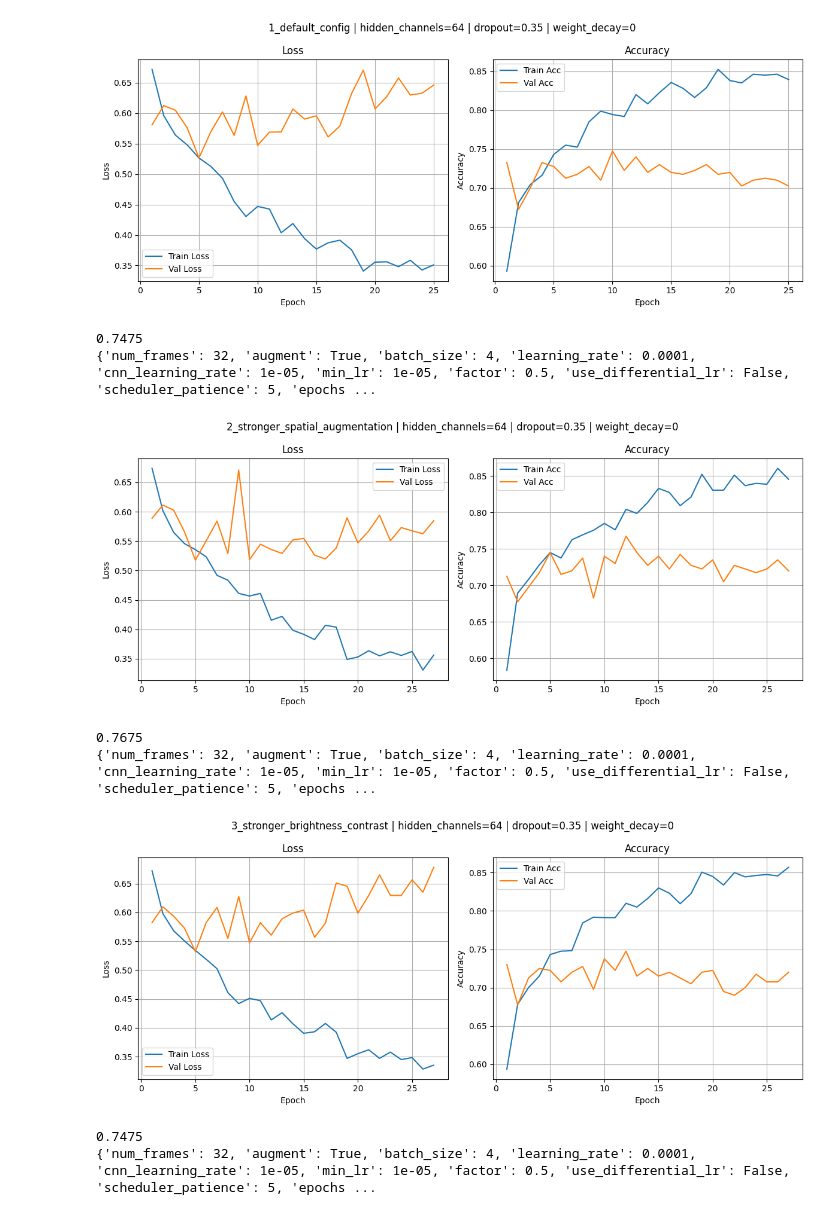
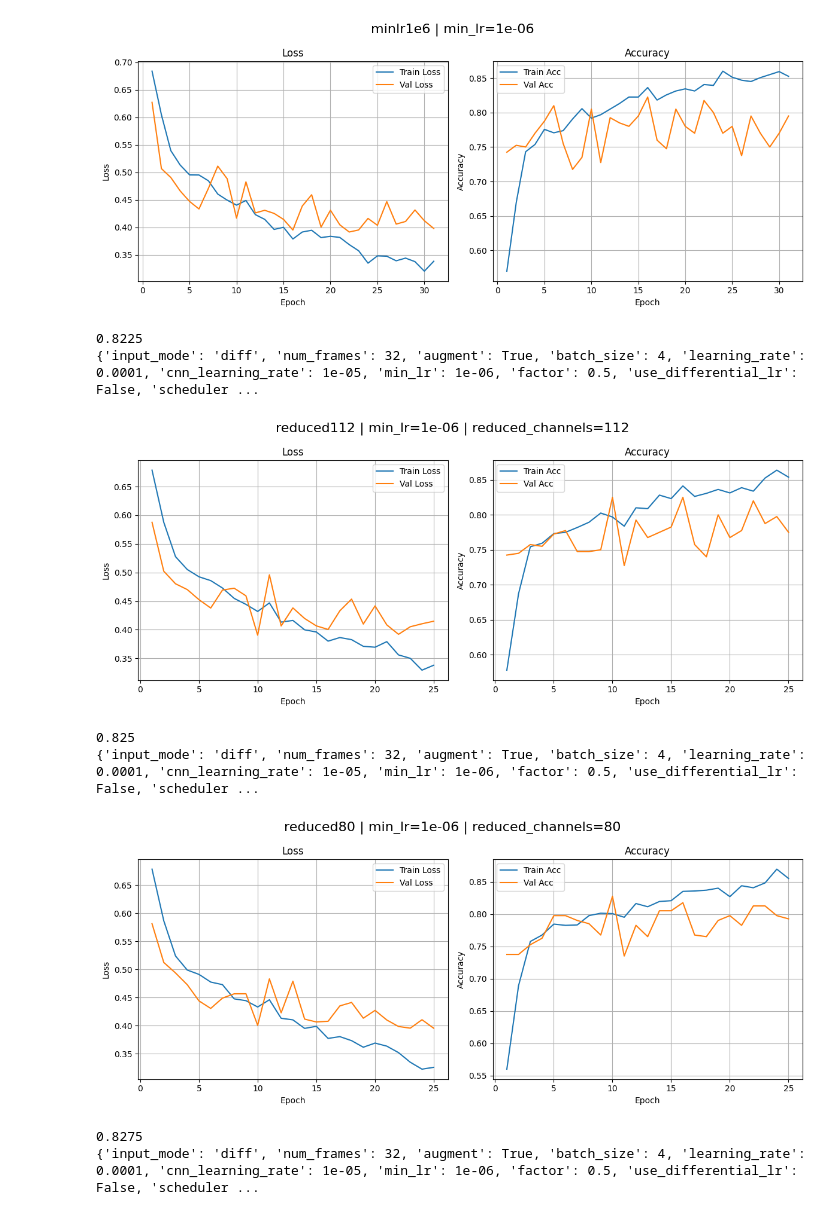
Before and after one commit to maxim-pre/violence-detection-dissertation, a Jupyter notebook: notebooks/06-gridsearch_results.ipynb, the cells around one changed output. Drawn from its saved outputs; the diff is of its cells as text; code cells hidden in the pictures.

```diff
--- a/notebooks/06-gridsearch_results.ipynb
+++ b/notebooks/06-gridsearch_results.ipynb
@@ -10,7 +10,7 @@ from src.config import CHECKPOINT_DIR
 from pathlib import Path
 import matplotlib.pyplot as plt
 # %%
-experiment_root = CHECKPOINT_DIR / "CNN_LSTM_V2" / "grid_search_4_amsgrad"
+experiment_root = CHECKPOINT_DIR / "CNN_LSTM_V3" / "grid_search_2"
 grid_search_results_path = experiment_root / "grid_search_results.csv"
 
 df = pd.read_csv(grid_search_results_path)
@@ -23,9 +26,9 @@ df.head()
 # %%
-def make_title(run_name, config, display_params):
+def make_title(run_name, config, default_config=DEFAULT_TRAINING_PARAMS_V2):
     title = [run_name]
 
-    for param in display_params:
-        if param in config:
+    for param in config:
+        if param in default_config and config[param] != default_config[param]:
             title.append(f"{param}={config[param]}")
 
     return " | ".join(title)
@@ -60,7 +63,7 @@ def get_results(results_path):
 
     return checkpoint, history, summary, config
 
-def plot_grid_search_results(experiment_root, display_params):
+def plot_grid_search_results(experiment_root):
 
     run_dirs = sorted([d for d in experiment_root.iterdir() if d.is_dir()])
 
@@ -76,7 +79,7 @@ def plot_grid_search_results(experiment_root, display_params):
 
         epochs = range(1, len(history["train_loss"]) + 1)
 
-        title = make_title(run_dir.name, config, display_params)
+        title = make_title(run_dir.name, config)
 
         plt.figure(figsize=(12, 5))
 
@@ -100,23 +103,22 @@ def plot_grid_search_results(experiment_root, display_params):
         plt.legend()
         plt.grid(True)
 
-        plt.suptitle(title)
+        plt.suptitle(title, fontsize=16)
         plt.tight_layout()
         plt.show()
 
         print(summary['best_val_acc'][0])
         print(config)
 # %%
-display_params = ["hidden_channels", "dropout", "weight_decay"]
 
-plot_grid_search_results(experiment_root, display_params)
+plot_grid_search_results(experiment_root)
 # %% [output]
-[figure, old version]
+[figure, new version]
-0.7475
-{'num_frames': 32, 'augment': True, 'batch_size': 4, 'learning_rate': 0.0001, 'cnn_learning_rate': 1e-05, 'min_lr': 1e-05, 'factor': 0.5, 'use_differential_lr': False, 'scheduler_patience': 5, 'epochs ...
+0.8225
+{'input_mode': 'diff', 'num_frames': 32, 'augment': True, 'batch_size': 4, 'learning_rate': 0.0001, 'cnn_learning_rate': 1e-05, 'min_lr': 1e-06, 'factor': 0.5, 'use_differential_lr': False, 'scheduler ...
-[figure, old version]
+[figure, new version]
-0.7675
-{'num_frames': 32, 'augment': True, 'batch_size': 4, 'learning_rate': 0.0001, 'cnn_learning_rate': 1e-05, 'min_lr': 1e-05, 'factor': 0.5, 'use_differential_lr': False, 'scheduler_patience': 5, 'epochs ...
+0.825
+{'input_mode': 'diff', 'num_frames': 32, 'augment': True, 'batch_size': 4, 'learning_rate': 0.0001, 'cnn_learning_rate': 1e-05, 'min_lr': 1e-06, 'factor': 0.5, 'use_differential_lr': False, 'scheduler ...
-[figure, old version]
+[figure, new version]
-0.7475
-{'num_frames': 32, 'augment': True, 'batch_size': 4, 'learning_rate': 0.0001, 'cnn_learning_rate': 1e-05, 'min_lr': 1e-05, 'factor': 0.5, 'use_differential_lr': False, 'scheduler_patience': 5, 'epochs ...
+0.8275
+{'input_mode': 'diff', 'num_frames': 32, 'augment': True, 'batch_size': 4, 'learning_rate': 0.0001, 'cnn_learning_rate': 1e-05, 'min_lr': 1e-06, 'factor': 0.5, 'use_differential_lr': False, 'scheduler ...
```
Also changed, not shown: parts of 3 cells of this notebook, 7 other files.
